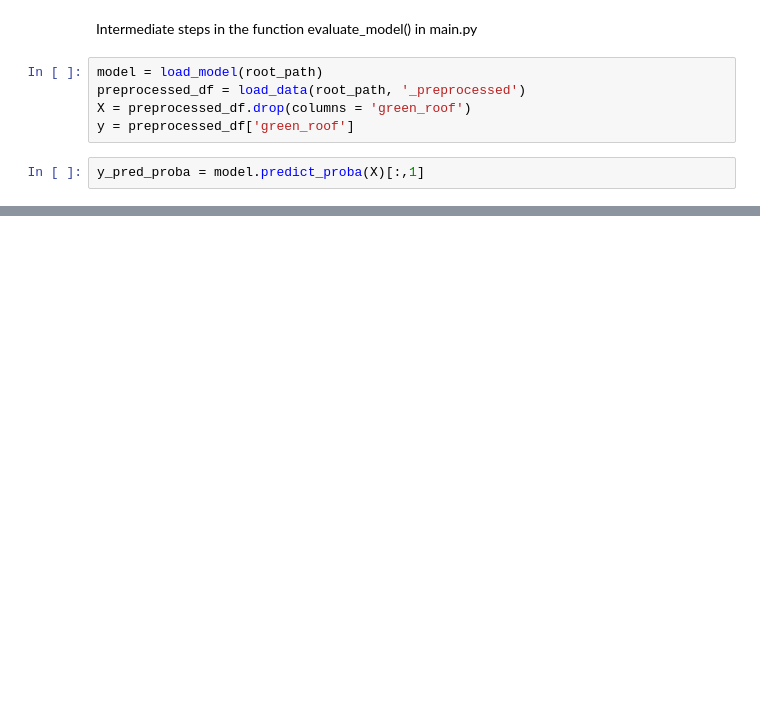
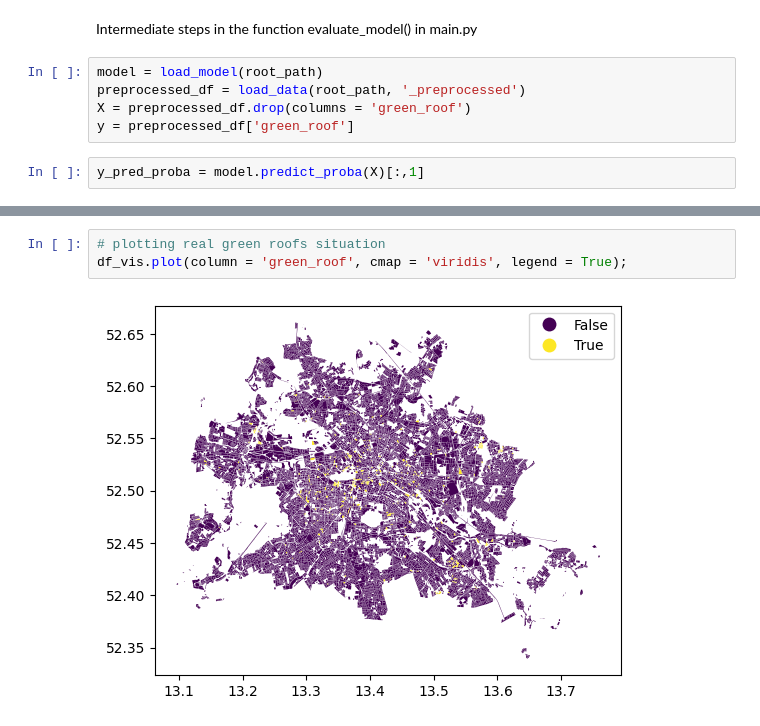
Before and after one commit to margaux-go/green_cities_now_berlin, a Jupyter notebook: notebooks/interface_explore.ipynb, the cells around one changed output, grey strips where cells are left out. Cells and saved outputs as stored; diff of their text form; blank space fills up the shorter version.

```diff
--- a/notebooks/interface_explore.ipynb
+++ b/notebooks/interface_explore.ipynb
@@ -83,0 +148,5 @@ y_pred_proba.ndim
+# %%
+# plotting real green roofs situation
+df_vis.plot(column = 'green_roof', cmap = 'viridis', legend = True);
+# %% [output]
+[figure, added]
```
Also changed, not shown: parts of 20 cells of this notebook, 3 other files.
